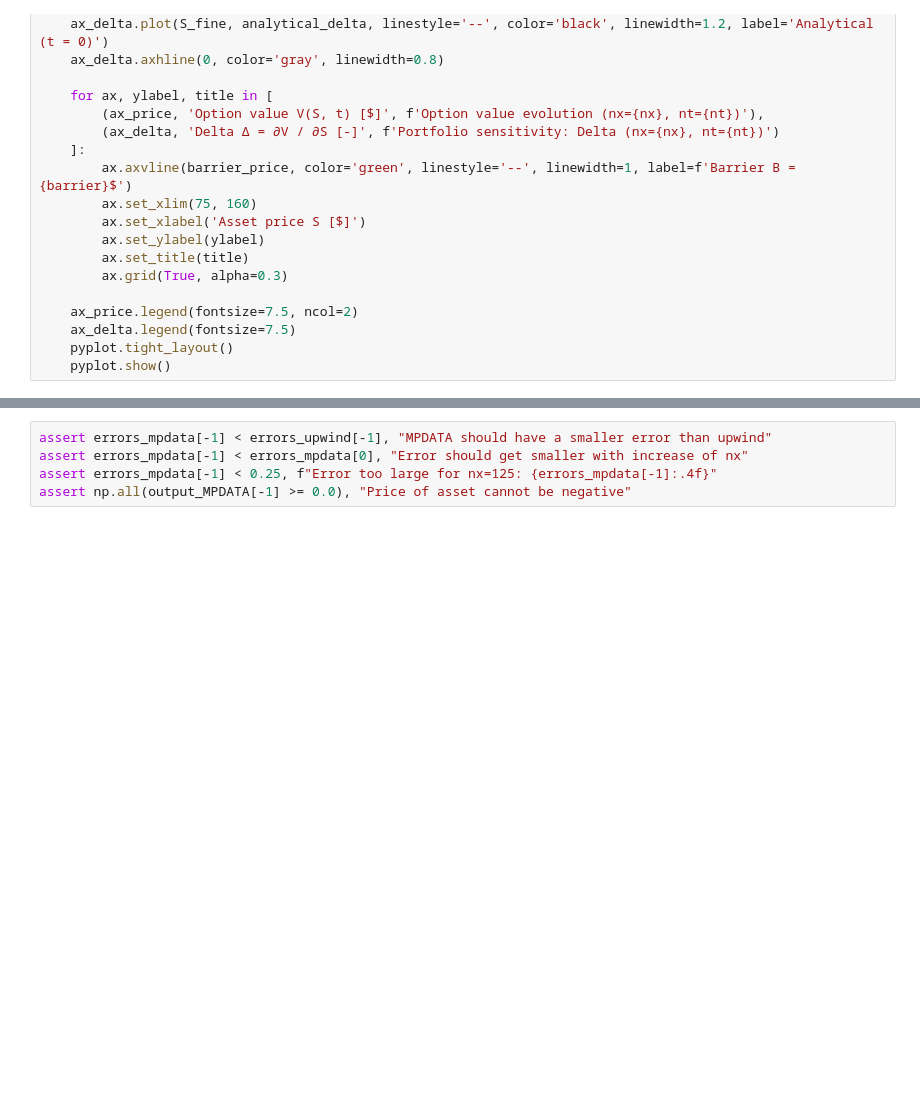
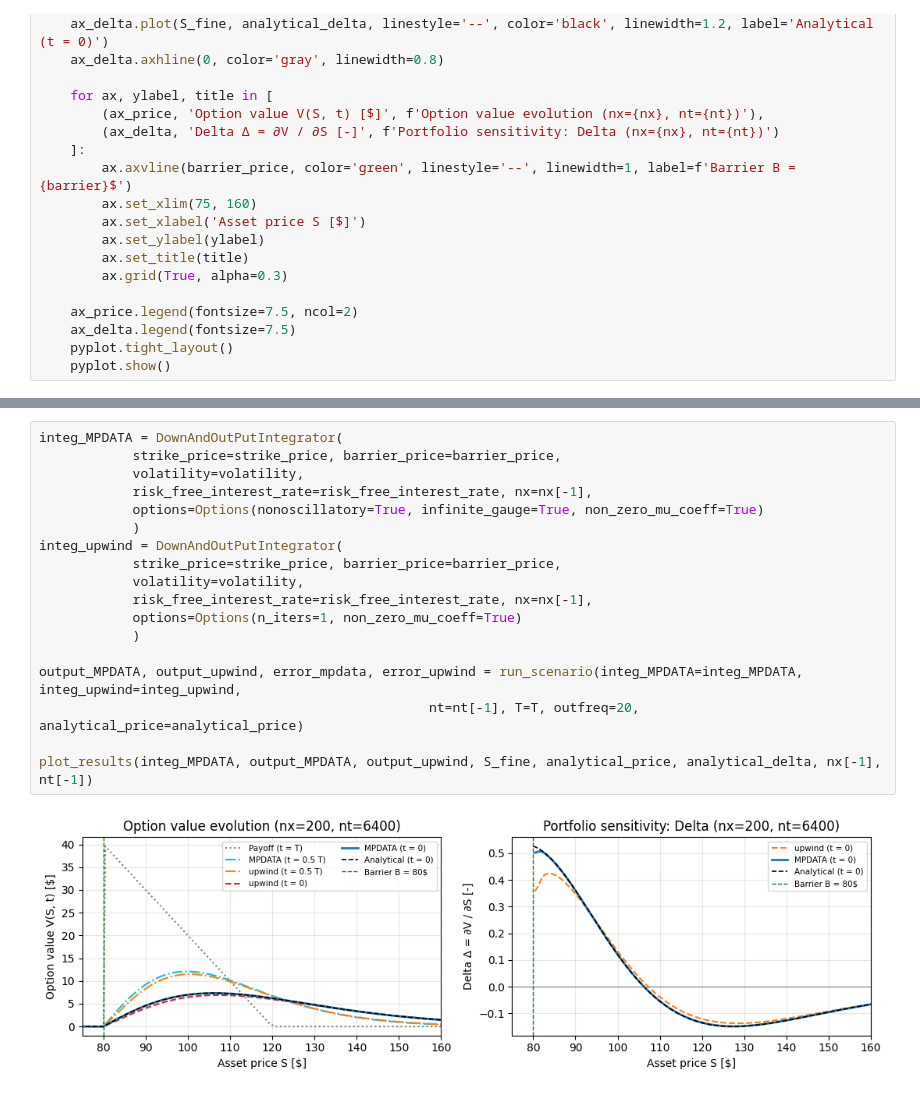
Before and after one commit to Czokotupka96/Down-and-out-option-pricing, a Jupyter notebook: Down_and_out_option.ipynb, the cells around one changed output, grey strips where cells are left out. Saved outputs shown, nothing was run; the diff lists cells and outputs as text; blank space fills up the shorter version.

```diff
--- a/Down_and_out_option.ipynb
+++ b/Down_and_out_option.ipynb
@@ -200,5 +224,20 @@ for i in range(3):
-# %%
-assert errors_mpdata[-1] < errors_upwind[-1], "MPDATA should have a smaller error than upwind"
-assert errors_mpdata[-1] < errors_mpdata[0], "Error should get smaller with increase of nx"
-assert errors_mpdata[-1] < 0.25, f"Error too large for nx=125: {errors_mpdata[-1]:.4f}"
-assert np.all(output_MPDATA[-1] >= 0.0), "Price of asset cannot be negative"
+# %%
+integ_MPDATA = DownAndOutPutIntegrator(
+            strike_price=strike_price, barrier_price=barrier_price,
+            volatility=volatility,
+            risk_free_interest_rate=risk_free_interest_rate, nx=nx[-1],
+            options=Options(nonoscillatory=True, infinite_gauge=True, non_zero_mu_coeff=True)
+            )
+integ_upwind = DownAndOutPutIntegrator(
+            strike_price=strike_price, barrier_price=barrier_price,
+            volatility=volatility,
+            risk_free_interest_rate=risk_free_interest_rate, nx=nx[-1],
+            options=Options(n_iters=1, non_zero_mu_coeff=True)
+            )
+
+output_MPDATA, output_upwind, error_mpdata, error_upwind = run_scenario(integ_MPDATA=integ_MPDATA, integ_upwind=integ_upwind,
+                                                  nt=nt[-1], T=T, outfreq=20, analytical_price=analytical_price)
+
+plot_results(integ_MPDATA, output_MPDATA, output_upwind, S_fine, analytical_price, analytical_delta, nx[-1], nt[-1])
+# %% [output]
+[figure, added]
```
Also changed, not shown: parts of 10 cells of this notebook.
